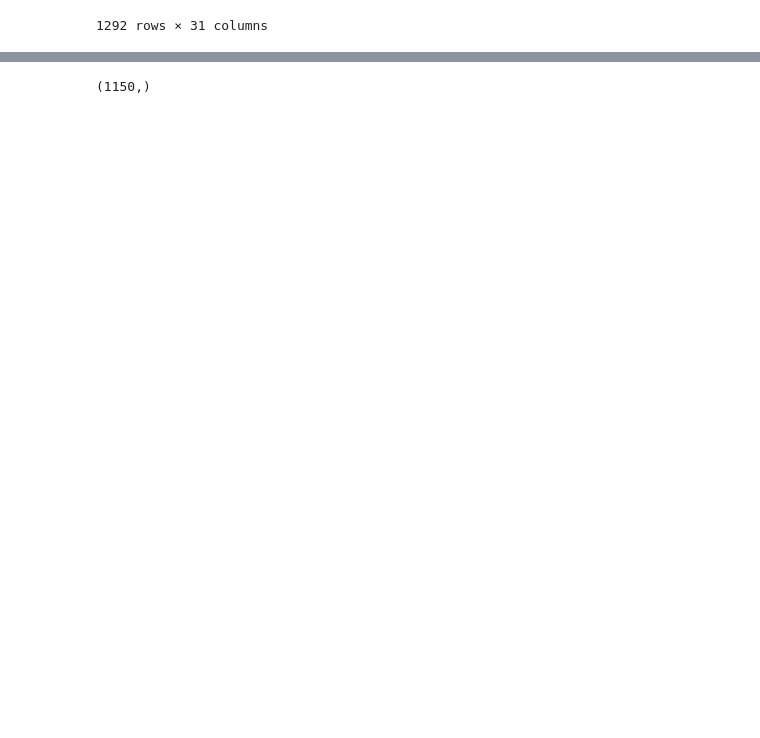
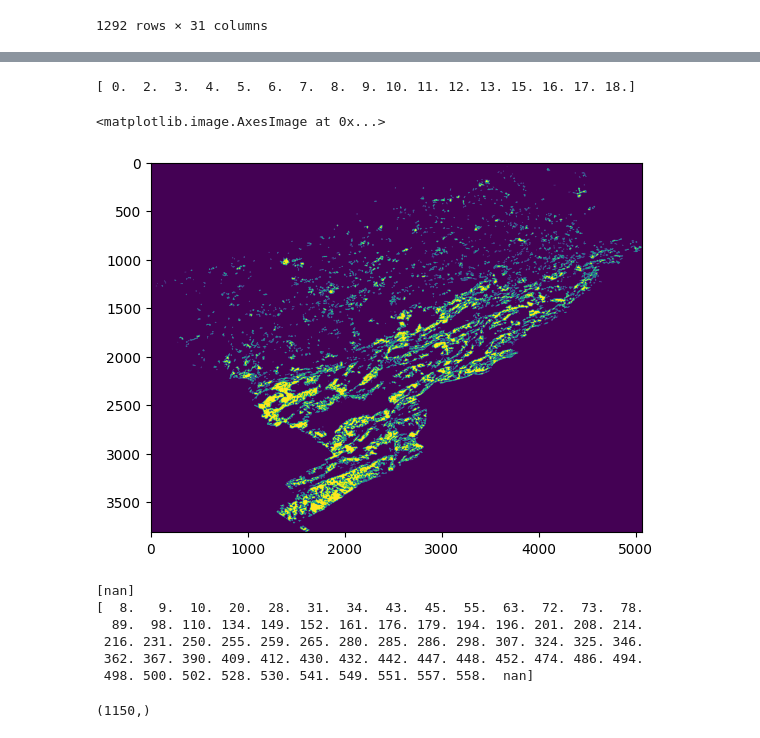
Before and after one commit to NicolasCaronPro/ST-GNN-for-wildifre-prediction, a Jupyter notebook: Prediction/Features/check.ipynb, the cells around one changed output, grey strips where cells are left out. Cells and saved outputs as stored; diff of their text form; code cells hidden in the pictures; blank space fills up the shorter version.

```diff
--- a/Prediction/Features/check.ipynb
+++ b/Prediction/Features/check.ipynb
@@ -50,3 +68,45 @@ plt.imshow(image == 1200)
+# %%
+import geopandas as gpd
+import rasterio
+import rasterio.features
+import rasterio.warp
+import numpy as np
+import matplotlib.pyplot as plt
+
+def read_tif(name):
+    """
+    Open a satellite images and return bands, latitude and longitude of each pixel.
+    """
+    with rasterio.open(name) as src:
+        dt = src.read()
+        height = dt.shape[1]
+        width = dt.shape[2]
+        cols, rows = np.meshgrid(np.arange(width), np.arange(height))
+        xs, ys = rasterio.transform.xy(src.transform, rows, cols)
+        lons = np.array(xs)
+        lats = np.array(ys)
+        src.close()
+    return dt, lons, lats
+
+image, _, _ = read_tif('default.tif')
+print(np.unique(image))
+m2 = np.unique(image)
+image = image[0]
+plt.imshow(image == 18)
+# %% [output]
+[ 0.  2.  3.  4.  5.  6.  7.  8.  9. 10. 11. 12. 13. 15. 16. 17. 18.]
+<matplotlib.image.AxesImage at 0x...>
+[figure, added]
+# %%
+print(m2[~np.isin(m2, m1)])
+print(m1[~np.isin(m1, m2)])
+# %% [output]
+[nan]
+[  8.   9.  10.  20.  28.  31.  34.  43.  45.  55.  63.  72.  73.  78.
+  89.  98. 110. 134. 149. 152. 161. 176. 179. 194. 196. 201. 208. 214.
+ 216. 231. 250. 255. 259. 265. 280. 285. 286. 298. 307. 324. 325. 346.
+ 362. 367. 390. 409. 412. 430. 432. 442. 447. 448. 452. 474. 486. 494.
+ 498. 500. 502. 528. 530. 541. 549. 551. 557. 558.  nan]
 # %%
 np.unique(image).shape
 # %% [output]
```
Also changed, not shown: parts of 1 cell of this notebook, 23 other files.
